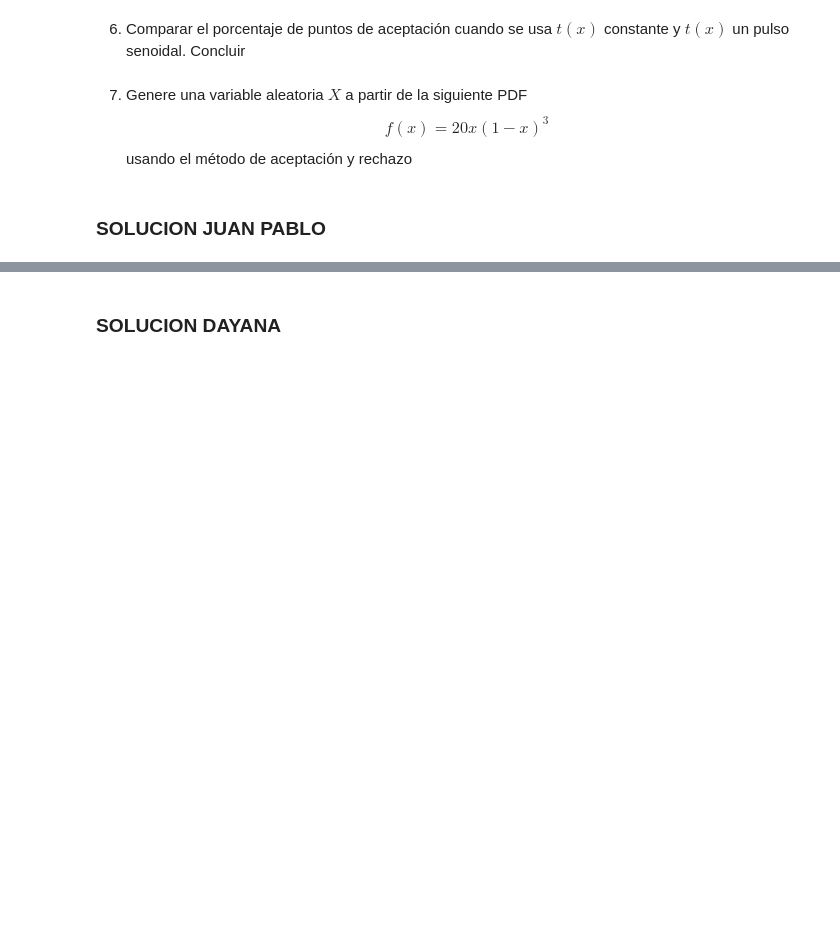
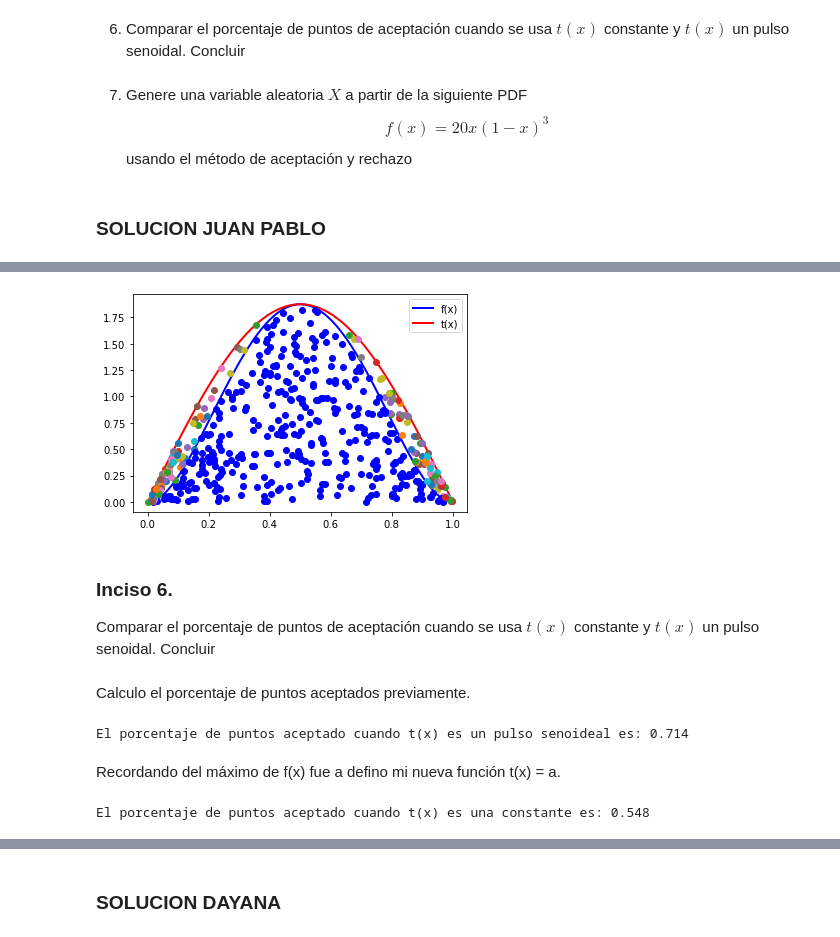
Before and after one commit to DayanaNavarro/Tarea-6, a Jupyter notebook: Tarea6_RuizMagañaJuanPablo_NavarroValenciaDayana.ipynb, the cells around one changed output, grey strips where cells are left out. Cells and saved outputs as stored; diff of their text form; code cells hidden in the pictures; blank space fills up the shorter version.

```diff
--- a/Tarea6_RuizMagañaJuanPablo_NavarroValenciaDayana.ipynb
+++ b/Tarea6_RuizMagañaJuanPablo_NavarroValenciaDayana.ipynb
@@ -43,0 +164,32 @@ usando el método de aceptación y rechazo
+# %%
+# Función de aceptación y rechazo
+def Acep_rechazo(R2:'Variables distruidas U~U(0,1)',
+                 R1:'Variables distribuidas como g(x)',
+                 f:'función objetivo a generar',
+                 t:'función que mayora a f'):
+
+    f_x = f(R1)
+    t_x = t(R1)
+    condition = R2*t_x <=f_x
+    [plt.plot(R1[i],R2[i]*t_x[i],'ob') if condition[i] else plt.plot(R1[i],R2[i]*t_x[i],'o') \
+        for i in range(len(R1))]
+
+    plt.show()
+    #x = [R1[i] for i in range(len(R1)) if condition[i]]
+    #return x
+# %%
+N = 500
+R2 =np.random.rand(N)
+R1 =np.random.uniform(0,1,size=N)
+
+plt.plot(x,f_x(x),'-b',lw=2,label='f(x)')
+plt.plot(x,t_x(x),'-r',lw=2,label='t(x)')
+plt.legend()
+Acep_rechazo(R2,R1,f_x,t_x)
+# %% [output]
+[figure, added]
+# %% [markdown]
+### Inciso 6.
+Comparar el porcentaje de puntos de aceptación cuando se usa $t(x)$ constante y $t(x)$ un pulso senoidal. Concluir
+# %% [markdown]
+Calculo el porcentaje de puntos aceptados previamente.
@@ -43,0 +212,15 @@ usando el método de aceptación y rechazo
+# %%
+senoi = Acep_rechazo2(R2,R1,f_x,t_x)
+pct=len(senoi)/N
+print('El porcentaje de puntos aceptado cuando t(x) es un pulso senoideal es:',pct)
+# %% [output]
+El porcentaje de puntos aceptado cuando t(x) es un pulso senoideal es: 0.714
+# %% [markdown]
+Recordando del máximo de f(x) fue a defino mi nueva función t(x) = a.
+# %%
+t_x2 = lambda x: a*np.ones(len(x))
+cte = Acep_rechazo2(R2,R1,f_x,t_x2)
+pct2 = len(cte)/N
+print('El porcentaje de puntos aceptado cuando t(x) es una constante es:',pct2)
+# %% [output]
+El porcentaje de puntos aceptado cuando t(x) es una constante es: 0.548
```
Also changed, not shown: parts of 40 cells of this notebook.
